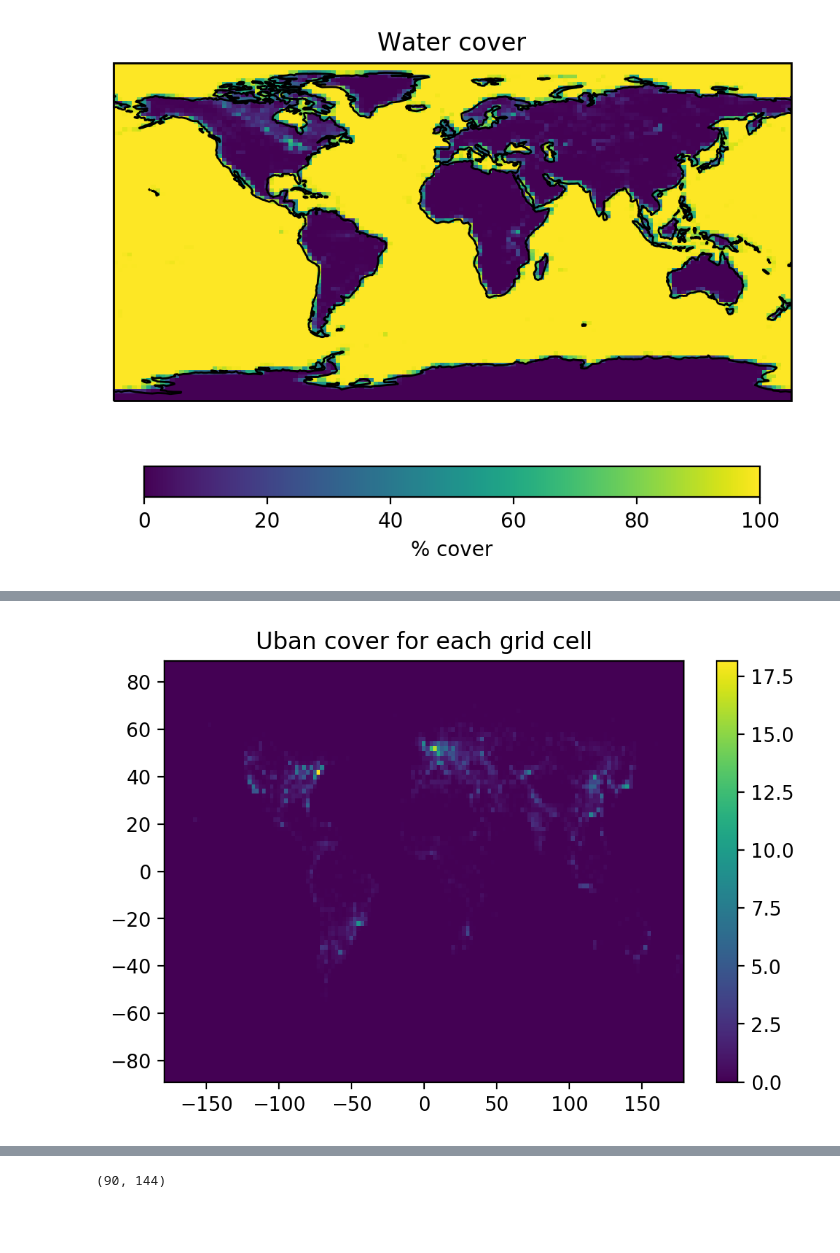
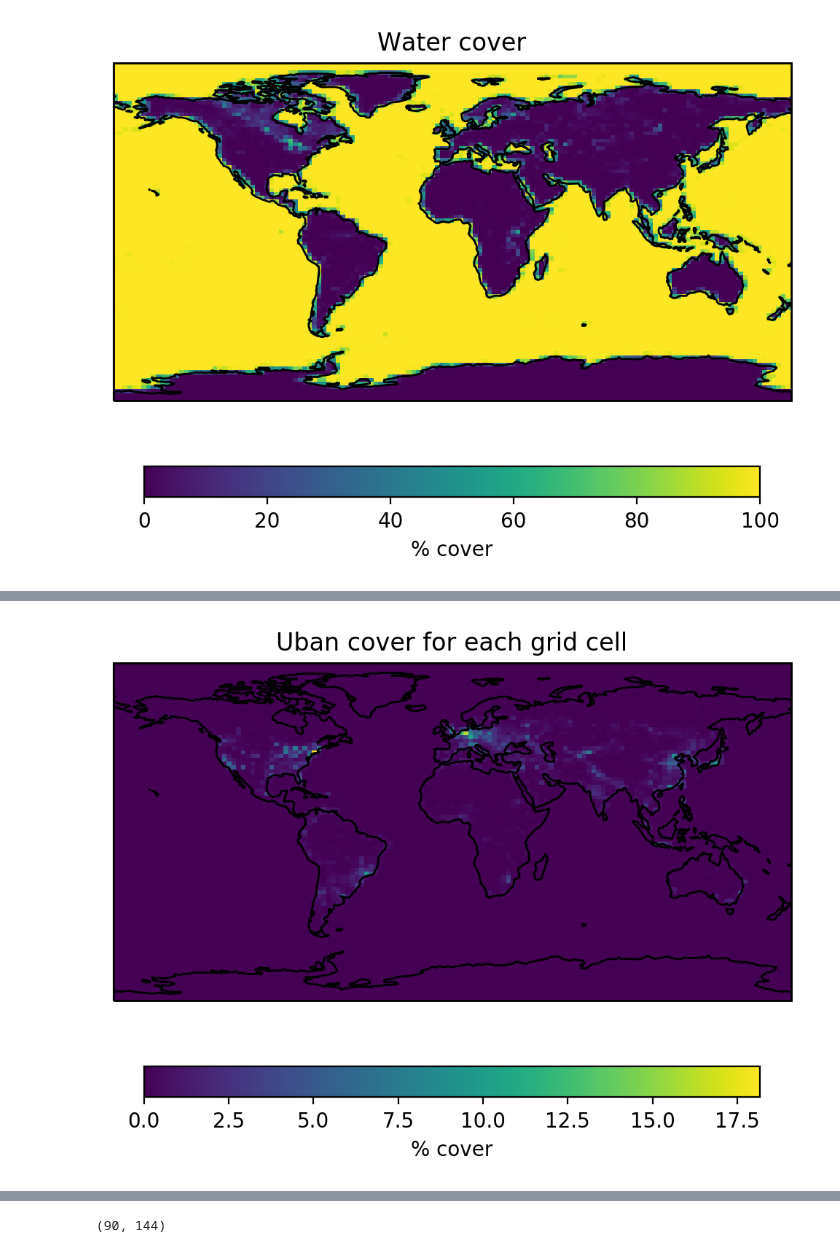
Before and after one commit to stevenjoelbrey/metSpread, a Jupyter notebook: Python/create_land_cover_grids.ipynb, the cells around one changed output, grey strips where cells are left out. Cells and saved outputs as stored; diff of their text form; code cells hidden in the pictures; blank space fills up the shorter version.

```diff
--- a/Python/create_land_cover_grids.ipynb
+++ b/Python/create_land_cover_grids.ipynb
@@ -292,11 +296,12 @@ plt.show()
 # %%
-# urban and biult up
 plt.figure(dpi=200)
-plt.pcolor(LC_lon, LC_lat, LC_percent[13,:,:])
-plt.colorbar()
+ax = plt.axes(projection=ccrs.PlateCarree())
+plt.pcolor(LC_lon, LC_lat, LC_percent[13,:,:], transform=ccrs.PlateCarree())
+ax.coastlines()
 plt.title("Uban cover for each grid cell")
+plt.colorbar(orientation="horizontal", fraction=0.07, label="% cover")
 plt.show()
 # %% [output]
-[figure, old version]
+[figure, new version]
 # %%
 plt.figure(dpi=200)
```
Also changed, not shown: parts of 4 cells of this notebook.
